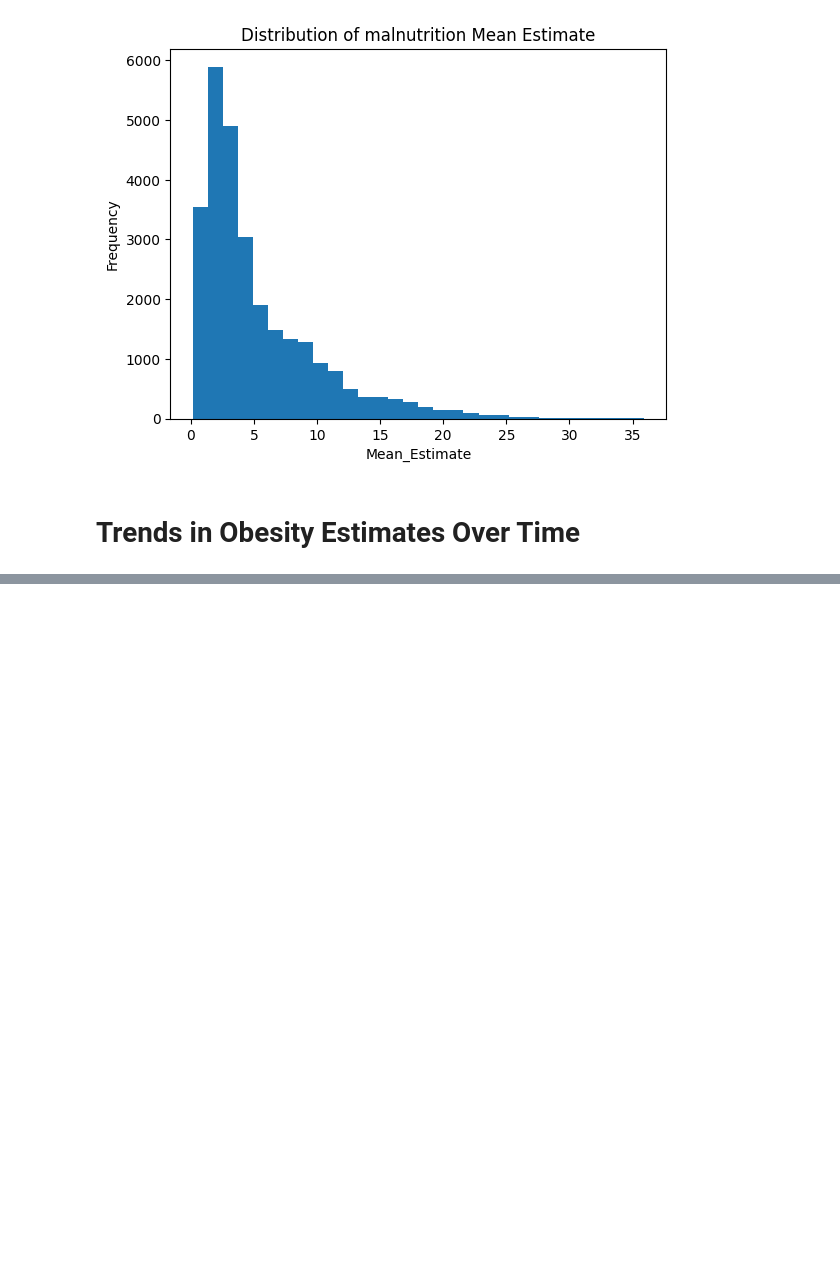
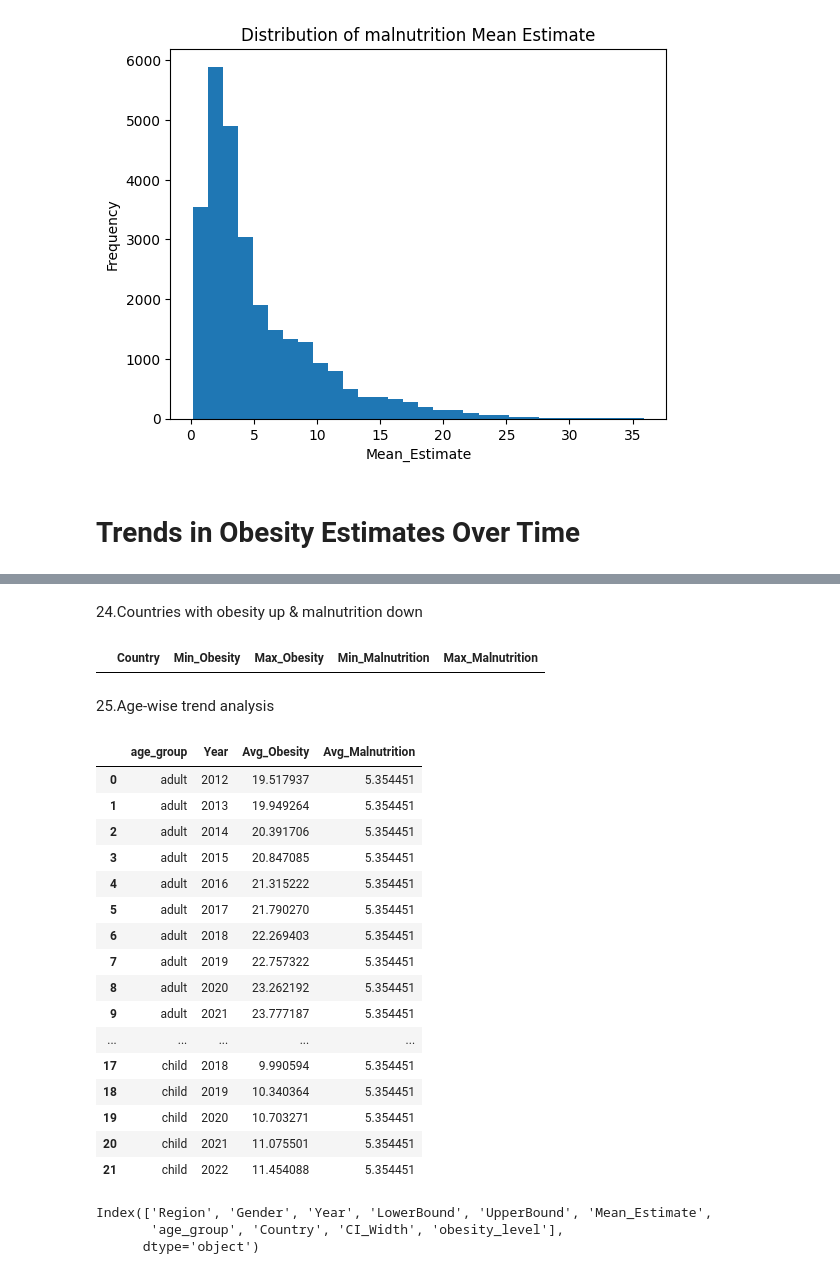
Before and after one commit to RANJITHMUTHUSAMY005/NUTRITION-PARADOX, a Jupyter notebook: paradox.ipynb, the cells around one changed output, grey strips where cells are left out. Cells and saved outputs as stored; diff of their text form; code cells hidden in the pictures; blank space fills up the shorter version.

```diff
--- a/paradox.ipynb
+++ b/paradox.ipynb
@@ -684,0 +1266,2 @@ plt.show()
+# %% [markdown]
+24.Countries with obesity up & malnutrition down
@@ -684,0 +1285,47 @@ plt.show()
+# %%
+results_df = pd.read_sql_query(q24, conn)
+results_df
+# %% [output]
+|  | Country | Min_Obesity | Max_Obesity | Min_Malnutrition | Max_Malnutrition |
+# %% [markdown]
+25.Age-wise trend analysis
+# %%
+q25 = """
+SELECT
+    o.age_group,
+    o.Year,
+    AVG(o.Mean_Estimate) AS Avg_Obesity,
+    AVG(m.Mean_Estimate) AS Avg_Malnutrition
+FROM obesity o
+JOIN malnutrition m ON o.Country = m.Country
+GROUP BY o.age_group, o.Year;
+"""
+cursor.execute(q25)
+results=cursor.fetchall()
+# %%
+results_df = pd.read_sql_query(q25, conn)
+results_df
+# %% [output]
+|  | age_group | Year | Avg_Obesity | Avg_Malnutrition |
+| 0 | adult | 2012 | 19.517937 | 5.354451 |
+| 1 | adult | 2013 | 19.949264 | 5.354451 |
+| 2 | adult | 2014 | 20.391706 | 5.354451 |
+| 3 | adult | 2015 | 20.847085 | 5.354451 |
+| 4 | adult | 2016 | 21.315222 | 5.354451 |
+| 5 | adult | 2017 | 21.790270 | 5.354451 |
+| 6 | adult | 2018 | 22.269403 | 5.354451 |
+| 7 | adult | 2019 | 22.757322 | 5.354451 |
+| 8 | adult | 2020 | 23.262192 | 5.354451 |
+| 9 | adult | 2021 | 23.777187 | 5.354451 |
+| ... | ... | ... | ... | ... |
+| 17 | child | 2018 | 9.990594 | 5.354451 |
+| 18 | child | 2019 | 10.340364 | 5.354451 |
+| 19 | child | 2020 | 10.703271 | 5.354451 |
+| 20 | child | 2021 | 11.075501 | 5.354451 |
+| 21 | child | 2022 | 11.454088 | 5.354451 |
+# %%
+df_obesity.co
+# %% [output]
+Index(['Region', 'Gender', 'Year', 'LowerBound', 'UpperBound', 'Mean_Estimate',
+       'age_group', 'Country', 'CI_Width', 'obesity_level'],
+      dtype='object')
```
Also changed, not shown: parts of 75 cells of this notebook.
